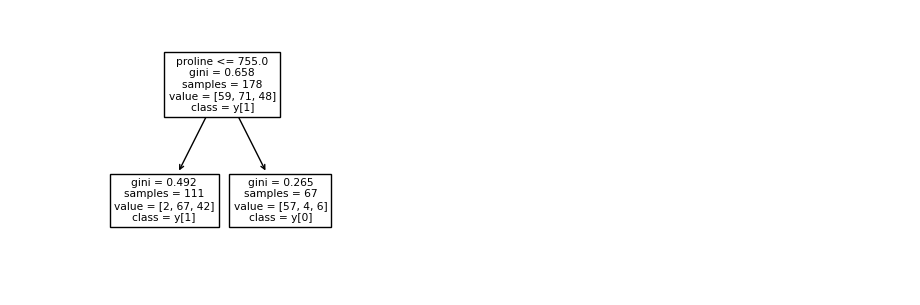
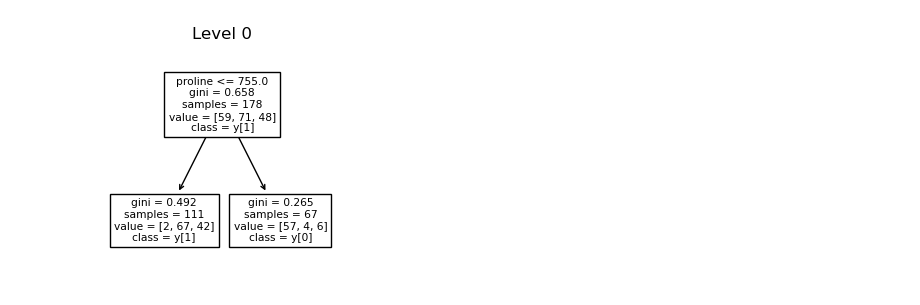
Before and after one commit to jonnor/machinehearing, a Jupyter notebook: handson/decisiontree_matchnode/Untitled.ipynb, the cells around one changed output. Cells and saved outputs as stored; diff of their text form; code cells hidden in the pictures.

Commit message:
More decision trees

```diff
--- a/handson/decisiontree_matchnode/Untitled.ipynb
+++ b/handson/decisiontree_matchnode/Untitled.ipynb
@@ -52,29 +52,74 @@ split_idx = 0
 left_idx = 1
 right_idx = 2
 
-def combine_trees(trees):
-    combined = sklearn.base.clone(trees[0])
-    for t in trees:
-        print(t)
+def add_split(clf, idx, feature, threshold, left, right):
+    t = clf.tree_
 
-        assert_tree_is_single_split(t)
+    t.children_left[idx] = left
+    t.children_right[idx] = right
+    t.feature[idx] = feature
+    t.threshold[idx] = threshold
+    t.value[idx] = None
+    t.node_count += 1
 
-        left_is_main = keep_left_side(t)
+def add_leaf(clf, idx, value):
+    t = clf.tree_
 
-        feature = t.tree_.feature[split_idx]
-        threshold = t.tree_.threshold[split_idx]
+    t.children_left[idx] = -1
+    t.children_right[idx] = -1
+    t.feature[idx] = -1
+    t.threshold[idx] = -1
+    t.value[idx] = value
+    t.node_count += 1
+
+def combine_trees(classifiers, n_features, n_classes):
+    combined = sklearn.base.clone(classifiers[0])
+
+    # dummy fit, to initialize the classifier
+    combined.fit(numpy.zeros(shape=(n_classes, n_features)), numpy.arange(n_classes))
+
+    node_idx = 0
+    for clf in classifiers:
+        print(tree)
+
+        assert_tree_is_single_split(clf)
+
+        left_is_main = keep_left_side(clf)
+
+        feature = clf.tree_.feature[split_idx]
+        threshold = clf.tree_.threshold[split_idx]
 
         # the side that does _not_ continue is classified
         class_idx = right_idx if left_is_main else left_idx
-        value = t.tree_.value[class_idx]
+        value = clf.tree_.value[class_idx]
         label = numpy.argmax(value)
 
         print(feature, threshold, label)
+
+        # each level should add two nodes
+
+        # FIXME: probably need to pre-allocate the node data fields
+        # to avoid crashes
+        print(combined.tree_.children_left)
+        break
+
+        # split node
+        add_split(combined, node_idx,
+                 left=node_idx+2,
+                 right=node_idx+1,
+                 feature=feature,
+                 threshold=threshold
+                )
+        node_idx += 1
+        # side-branch leaf
+        add_leaf(combined, node_idx, value=value)
+        node_idx += 1
 
         #cls = numpy.argmax(value[0])
 
     return combined
 
+# XXX: is it actually right to keep the highest impurity score? or should it be other way around
 def keep_left_side(t):
     keep_left = t.tree_.impurity[left_idx] > t.tree_.impurity[right_idx]
     return keep_left
@@ -94,6 +139,8 @@ def fit_tree(base, X, Y):
 
     X_sub = X
     Y_sub = Y
+
+    Y_classified_train = []
 
     print(base.max_depth)
 
@@ -127,9 +174,16 @@ def fit_tree(base, X, Y):
         X_sub = X_sub[keep_mask]
         Y_sub = Y_sub[keep_mask]
 
+        # note down classes for the side-brach
+        # FIXME: implement
+        #Y_classified_train = []
+
+
         # debug
         fig, ax = plt.subplots(1, figsize=(3, 3))
         tree.plot_tree(t, ax=ax, feature_names=X.columns, class_names=True)
+        ax.set_title(f'Level {depth}')
+
 
         trees.append(t)
         depth += 1
@@ -141,10 +195,15 @@ def fit_tree(base, X, Y):
             break
 
     # combine into a single decision tree
-    clf = combine_trees(trees)
+    clf = combine_trees(trees, n_features=len(X.columns), n_classes=len(numpy.unique(Y)))
+
+    # check correctness
+    Y_classified_combined = clf.predict(X)
+    #assert all(Y_classified_combined == Y_classified_train)
 
     fig, ax = plt.subplots(1, figsize=(3, 3))
     tree.plot_tree(clf, ax=ax, feature_names=X.columns, class_names=True)
+    ax.set_title('Combined')
 
     return clf
 
@@ -178 +234 @@ NotFittedError: This DecisionTreeClassifier instance is not fitted yet. Call 'fi
-[figure, old version]
+[figure, new version]
```
Also changed, not shown: parts of 3 cells of this notebook.
